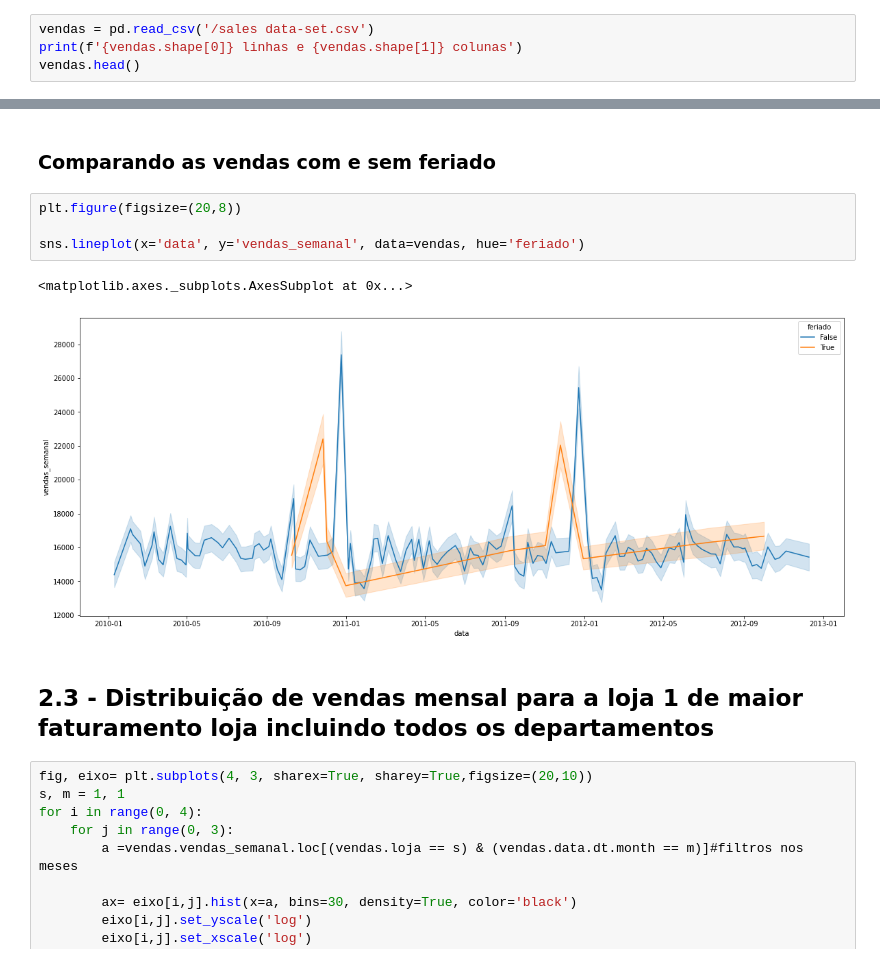
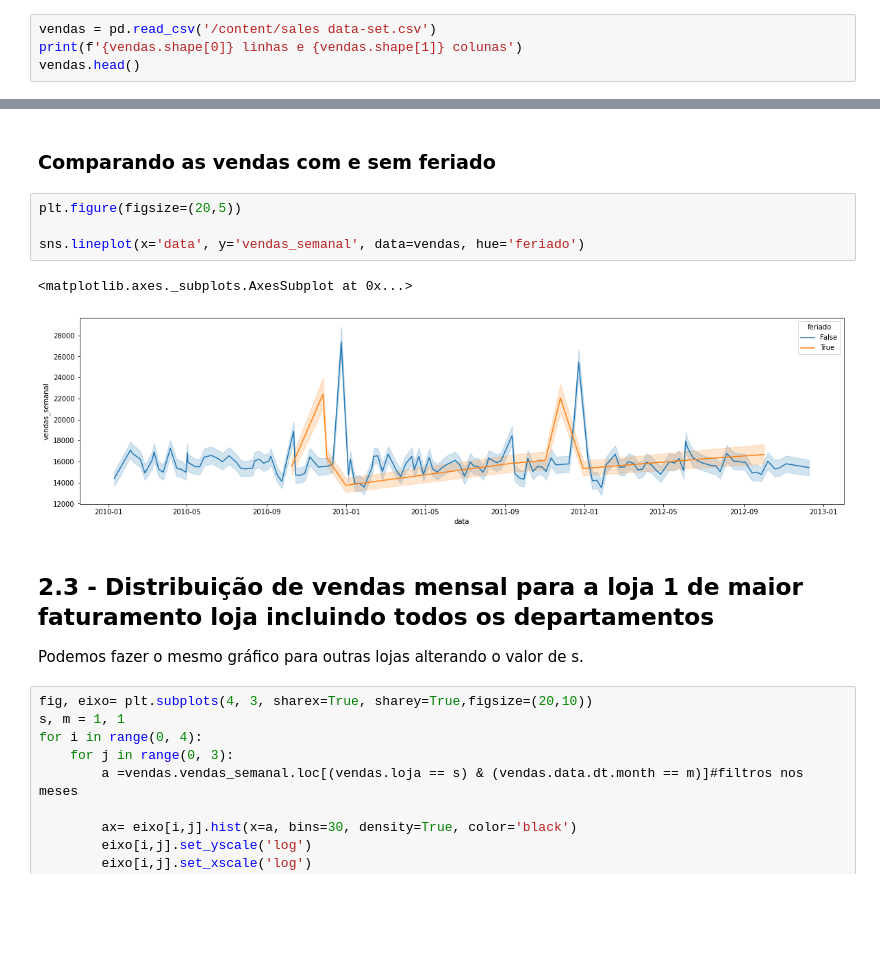
Before and after one commit to SamuelSousaFerreira/Analise-de-lojas-de-varejo, a Jupyter notebook: Análise_de_varejo.ipynb, the cells around one changed output, grey strips where cells are left out. Saved outputs shown, nothing was run; the diff lists cells and outputs as text; blank space fills up the shorter version.

```diff
--- a/Análise_de_varejo.ipynb
+++ b/Análise_de_varejo.ipynb
@@ -129,7 +129,7 @@ Com a função describe() conseguimos obter algumas informações do data set
 # %% [markdown]
 ## **data set vendas**
 # %%
-vendas = pd.read_csv('/sales data-set.csv')
+vendas = pd.read_csv('/content/sales data-set.csv')
 print(f'{vendas.shape[0]} linhas e {vendas.shape[1]} colunas')
 vendas.head()
 # %% [output]
@@ -319,14 +319,16 @@ Text(0.04, 0.5, 'Número Normalizados')
 # %% [markdown]
 ### Comparando as vendas com e sem feriado
 # %%
-plt.figure(figsize=(20,8))
+plt.figure(figsize=(20,5))
 
 sns.lineplot(x='data', y='vendas_semanal', data=vendas, hue='feriado')
 # %% [output]
 <matplotlib.axes._subplots.AxesSubplot at 0x...>
-[figure, old version]
+[figure, new version]
 # %% [markdown]
 ## **2.3 - Distribuição de vendas mensal para a loja 1 de maior faturamento loja incluindo todos os departamentos**
+
+Podemos fazer o mesmo gráfico para outras lojas alterando o valor de s.
 # %%
 fig, eixo= plt.subplots(4, 3, sharex=True, sharey=True,figsize=(20,10))
 s, m = 1, 1
```
Also changed, not shown: parts of 18 cells of this notebook.
